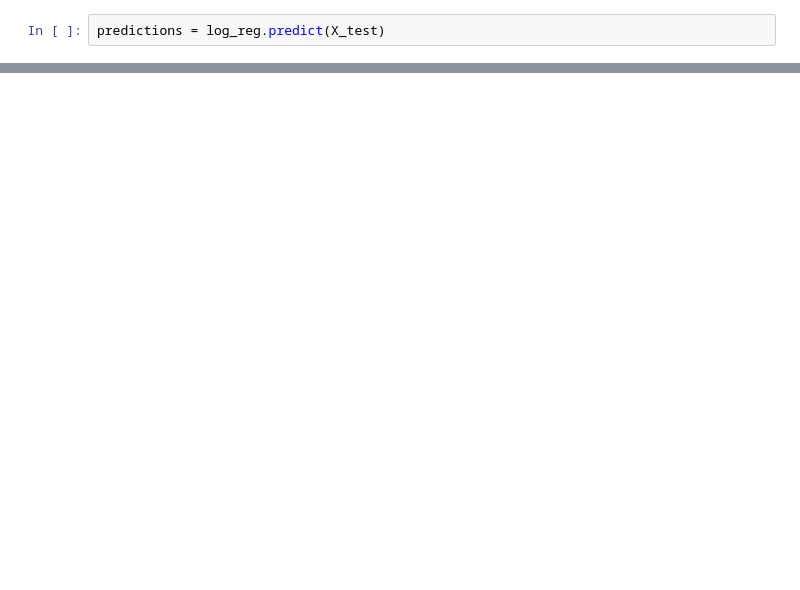
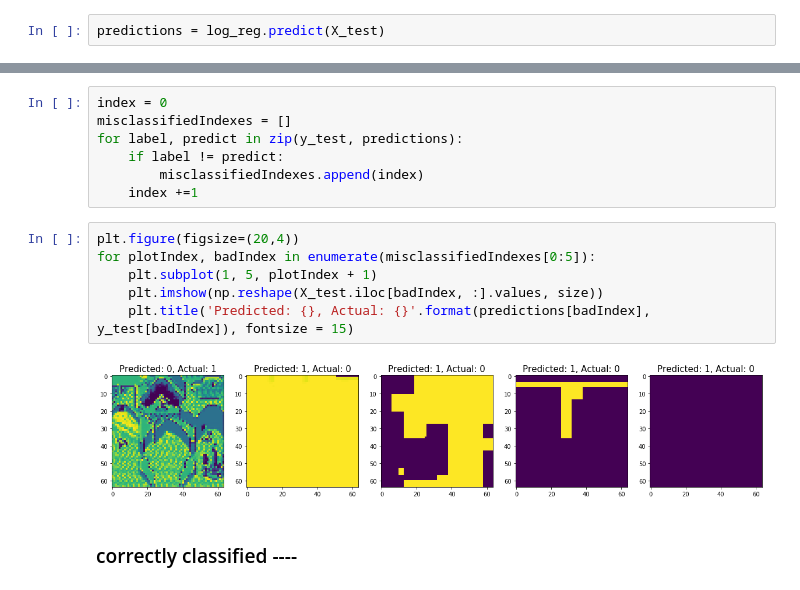
Before and after one commit to erykml/mario_vs_wario, a Jupyter notebook: mario_vs_wario.ipynb, the cells around one changed output, grey strips where cells are left out. Saved outputs shown, nothing was run; the diff lists cells and outputs as text; blank space fills up the shorter version.

```diff
--- a/mario_vs_wario.ipynb
+++ b/mario_vs_wario.ipynb
@@ -465,0 +544,17 @@ pretty_cm(predictions, y_test, ['mario', 'wario'])
+# %%
+index = 0
+misclassifiedIndexes = []
+for label, predict in zip(y_test, predictions):
+    if label != predict:
+        misclassifiedIndexes.append(index)
+    index +=1
+# %%
+plt.figure(figsize=(20,4))
+for plotIndex, badIndex in enumerate(misclassifiedIndexes[0:5]):
+    plt.subplot(1, 5, plotIndex + 1)
+    plt.imshow(np.reshape(X_test.iloc[badIndex, :].values, size))
+    plt.title('Predicted: {}, Actual: {}'.format(predictions[badIndex], y_test[badIndex]), fontsize = 15)
+# %% [output]
+[figure, added]
+# %% [markdown]
+### correctly classified ----
```
Also changed, not shown: parts of 34 cells of this notebook.
